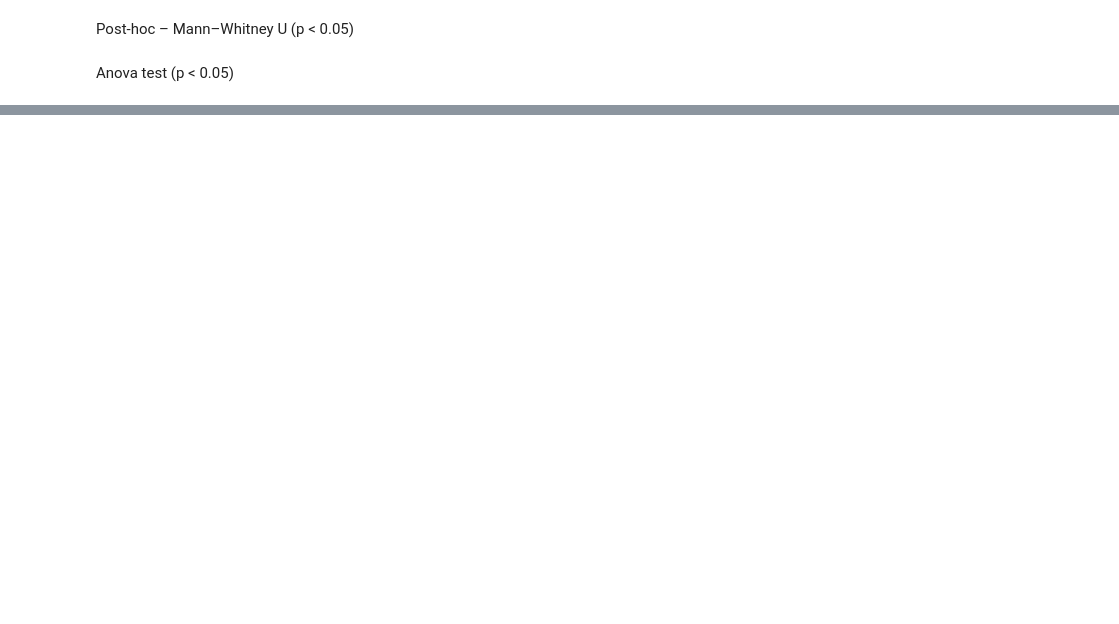
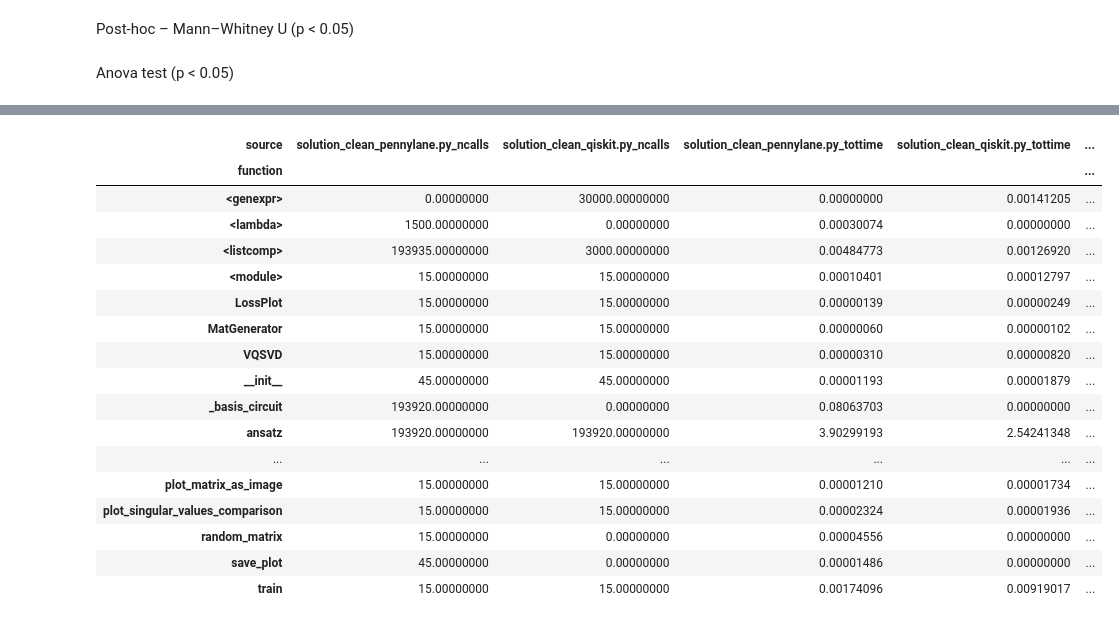
Before and after one commit to Universidad-Cenfotec/VQSVD-Project, a Jupyter notebook: app/algorithms/benchmark_vqsvd.ipynb, the cells around one changed output, grey strips where cells are left out. Saved outputs shown, nothing was run; the diff lists cells and outputs as text; code cells hidden in the pictures; blank space fills up the shorter version.

```diff
--- a/app/algorithms/benchmark_vqsvd.ipynb
+++ b/app/algorithms/benchmark_vqsvd.ipynb
@@ -303,0 +421,37 @@ RAM used p-value:  0.6513077793295895
+# %%
+
+profiles_file = "Output/all_profiles_sorted_all.csv"
+
+df_profiles = pd.read_csv(profiles_file)
+
+grouped = df_profiles.groupby(['source', 'function'], as_index=False).agg(
+    ncalls=('ncalls', 'sum'),
+    tottime=('tottime', 'mean'),
+    cumtime=('cumtime', 'mean')
+)
+pivot_ncalls = grouped.pivot(index='function', columns='source', values='ncalls').add_suffix('_ncalls')
+pivot_tottime = grouped.pivot(index='function', columns='source', values='tottime').add_suffix('_tottime')
+pivot_cumtime = grouped.pivot(index='function', columns='source', values='cumtime').add_suffix('_cumtime')
+result = pivot_ncalls.join([pivot_tottime, pivot_cumtime], how='outer').fillna(0)
+
+pd.set_option('display.float_format', '{:.8f}'.format)
+result
+# %% [output]
+| source | solution_clean_pennylane.py_ncalls | solution_clean_qiskit.py_ncalls | solution_clean_pennylane.py_tottime | solution_clean_qiskit.py_tottime | ... |
+| function |  |  |  |  | ... |
+| <genexpr> | 0.00000000 | 30000.00000000 | 0.00000000 | 0.00141205 | ... |
+| <lambda> | 1500.00000000 | 0.00000000 | 0.00030074 | 0.00000000 | ... |
+| <listcomp> | 193935.00000000 | 3000.00000000 | 0.00484773 | 0.00126920 | ... |
+| <module> | 15.00000000 | 15.00000000 | 0.00010401 | 0.00012797 | ... |
+| LossPlot | 15.00000000 | 15.00000000 | 0.00000139 | 0.00000249 | ... |
+| MatGenerator | 15.00000000 | 15.00000000 | 0.00000060 | 0.00000102 | ... |
+| VQSVD | 15.00000000 | 15.00000000 | 0.00000310 | 0.00000820 | ... |
+| __init__ | 45.00000000 | 45.00000000 | 0.00001193 | 0.00001879 | ... |
+| _basis_circuit | 193920.00000000 | 0.00000000 | 0.08063703 | 0.00000000 | ... |
+| ansatz | 193920.00000000 | 193920.00000000 | 3.90299193 | 2.54241348 | ... |
+| ... | ... | ... | ... | ... | ... |
+| plot_matrix_as_image | 15.00000000 | 15.00000000 | 0.00001210 | 0.00001734 | ... |
+| plot_singular_values_comparison | 15.00000000 | 15.00000000 | 0.00002324 | 0.00001936 | ... |
+| random_matrix | 15.00000000 | 0.00000000 | 0.00004556 | 0.00000000 | ... |
+| save_plot | 45.00000000 | 0.00000000 | 0.00001486 | 0.00000000 | ... |
+| train | 15.00000000 | 15.00000000 | 0.00174096 | 0.00919017 | ... |
```
Also changed, not shown: parts of 15 cells of this notebook, 8 other files.
